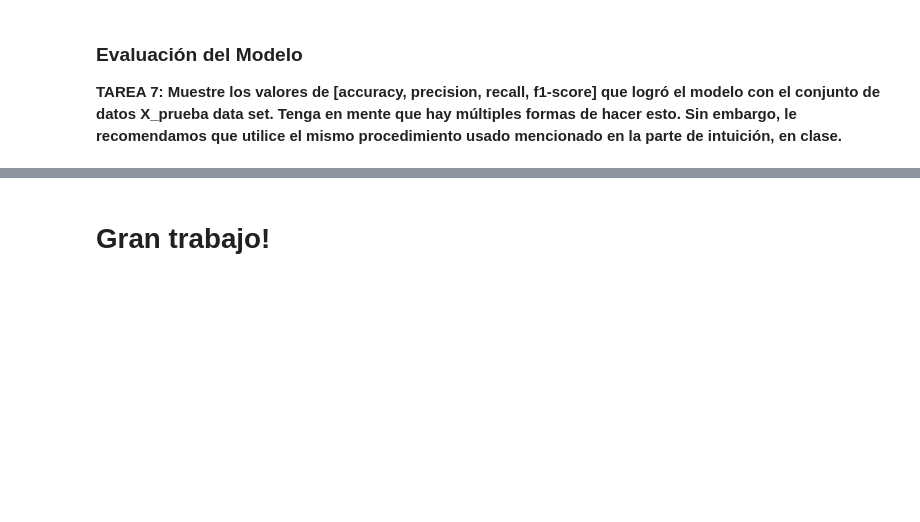
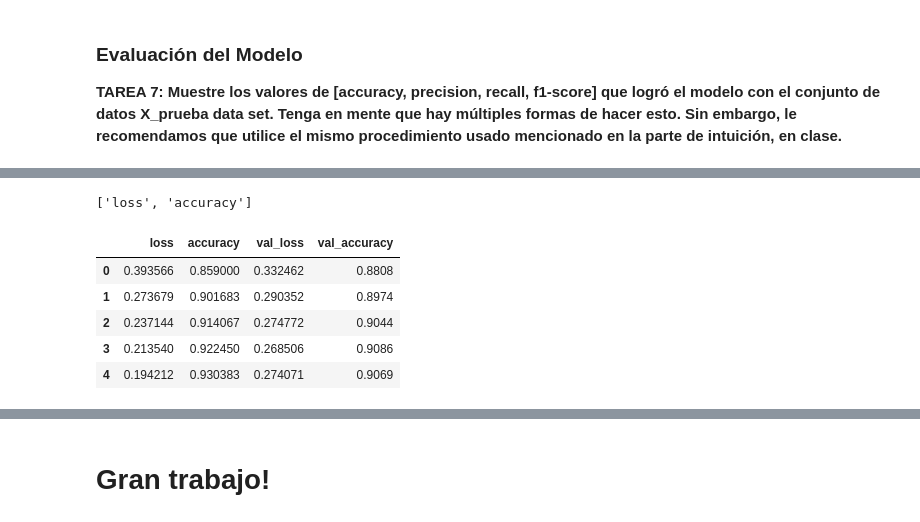
Before and after one commit to gabrielquirozz/Laboratorio4DataScience, a Jupyter notebook: Laboratorio_4_CNN.ipynb, the cells around one changed output, grey strips where cells are left out. Saved outputs shown, nothing was run; the diff lists cells and outputs as text; code cells hidden in the pictures; blank space fills up the shorter version.

```diff
--- a/Laboratorio_4_CNN.ipynb
+++ b/Laboratorio_4_CNN.ipynb
@@ -213,0 +182,4 @@ avg / total       0.91      0.91      0.91     10000
+# %%
+modelo.metrics_names
+# %% [output]
+['loss', 'accuracy']
@@ -213,0 +188,9 @@ avg / total       0.91      0.91      0.91     10000
+# %%
+perdidas.head()
+# %% [output]
+|  | loss | accuracy | val_loss | val_accuracy |
+| 0 | 0.393566 | 0.859000 | 0.332462 | 0.8808 |
+| 1 | 0.273679 | 0.901683 | 0.290352 | 0.8974 |
+| 2 | 0.237144 | 0.914067 | 0.274772 | 0.9044 |
+| 3 | 0.213540 | 0.922450 | 0.268506 | 0.9086 |
+| 4 | 0.194212 | 0.930383 | 0.274071 | 0.9069 |
```
Also changed, not shown: parts of 18 cells of this notebook.
